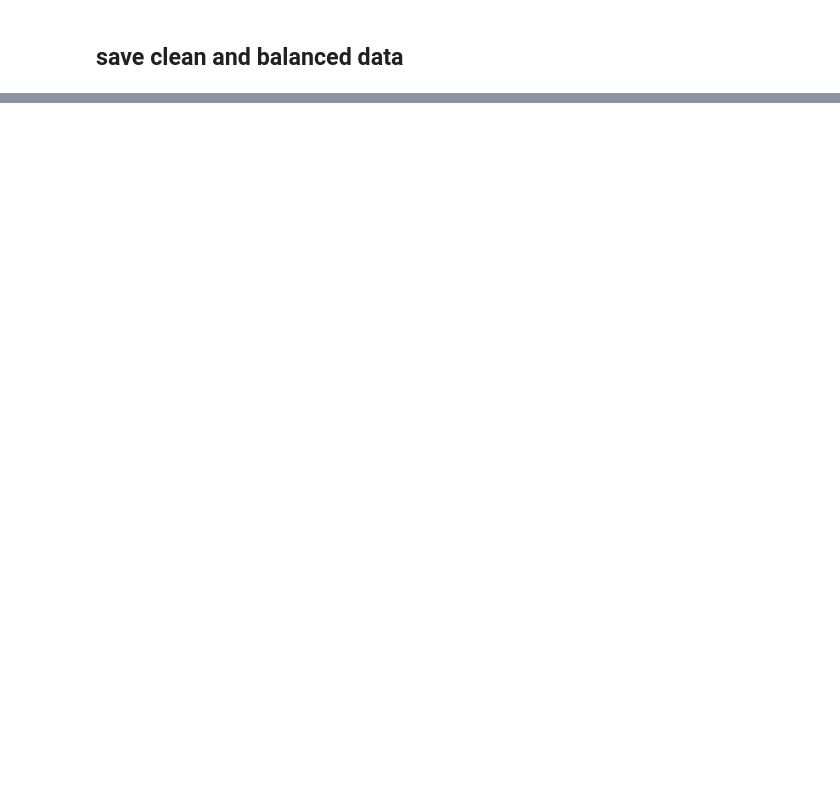
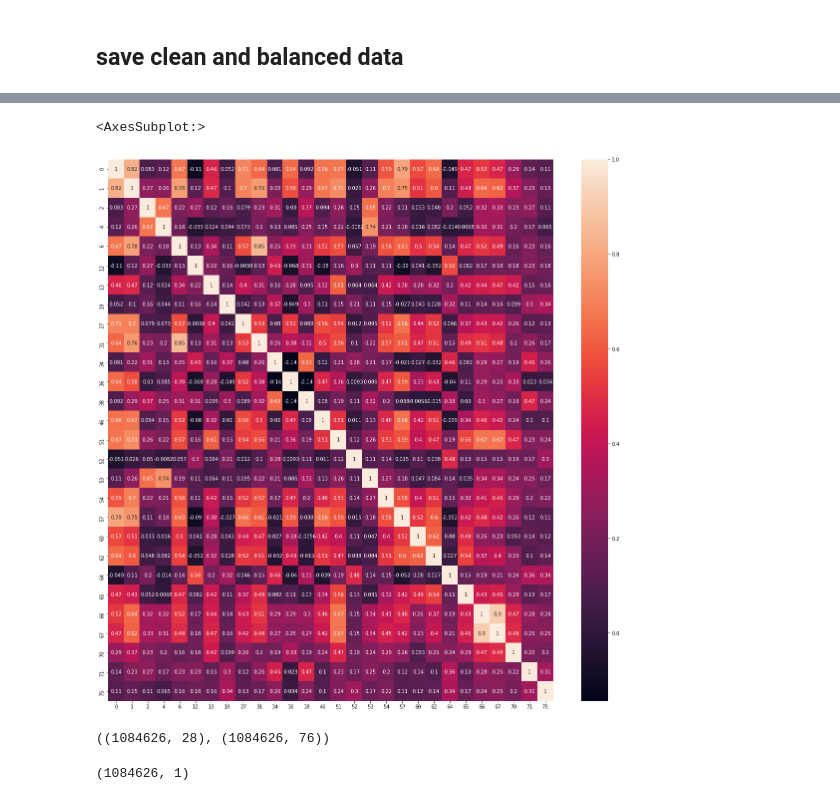
Before and after one commit to satishsolanki1990/freelance_contest_1950146, a Jupyter notebook: Data wrangling.ipynb, the cells around one changed output, grey strips where cells are left out. Cells and saved outputs as stored; diff of their text form; code cells hidden in the pictures; blank space fills up the shorter version.

```diff
--- a/Data wrangling.ipynb
+++ b/Data wrangling.ipynb
@@ -146,0 +117,10 @@ y_clean.to_csv(r'./model_data/labels_clean.csv', index = False, header = True)
+# %%
+keep_col = [0,1,2,4,6,12,13,19,27,31,34,36,38,46,51,52,53,54,57,60,62,64,65,66,67,70,71,75]
+# %%
+x_clean_small=x_clean[keep_col]
+# %%
+fig, ax = plt.subplots(figsize=(20,20))
+sns.heatmap(x_clean_small.corr(),annot=True)
+# %% [output]
+<AxesSubplot:>
+[figure, added]
@@ -146,0 +129,8 @@ y_clean.to_csv(r'./model_data/labels_clean.csv', index = False, header = True)
+# %%
+x_clean_small.shape ,x_clean.shape
+# %% [output]
+((1084626, 28), (1084626, 76))
+# %%
+y_clean.shape
+# %% [output]
+(1084626, 1)
```
Also changed, not shown: parts of 18 cells of this notebook, 3 other files.
